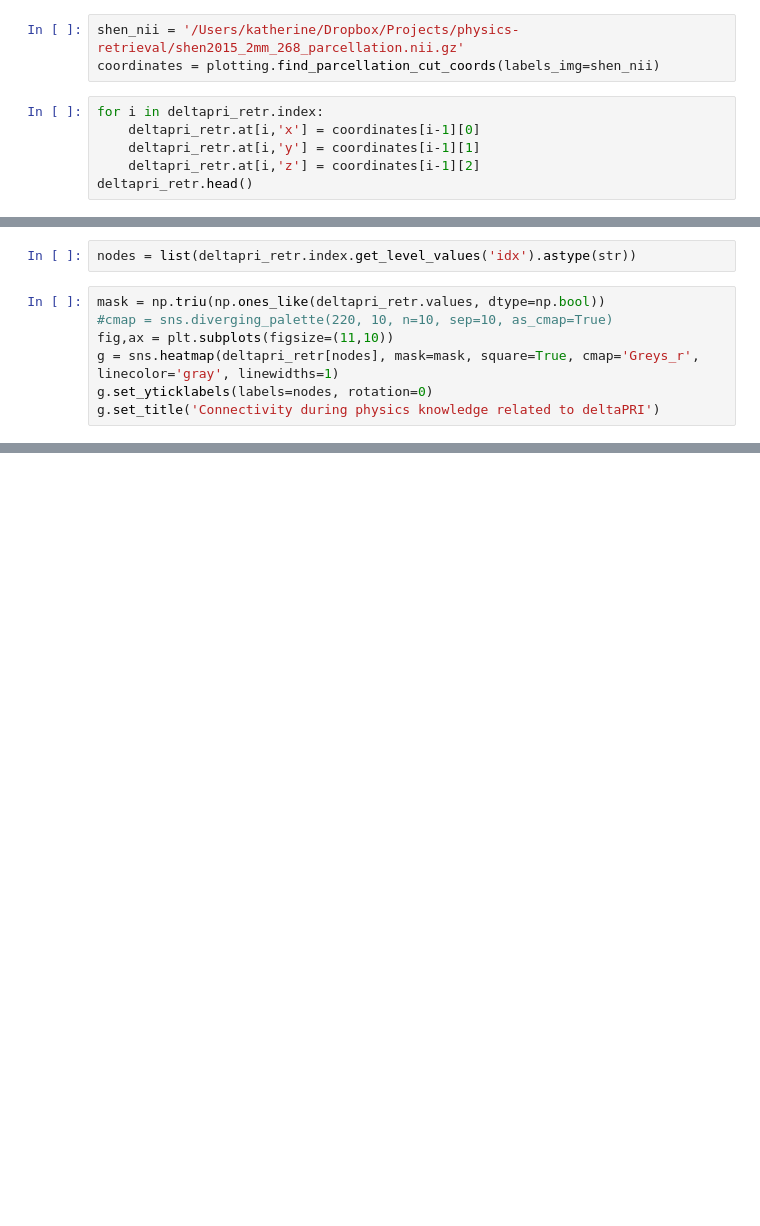
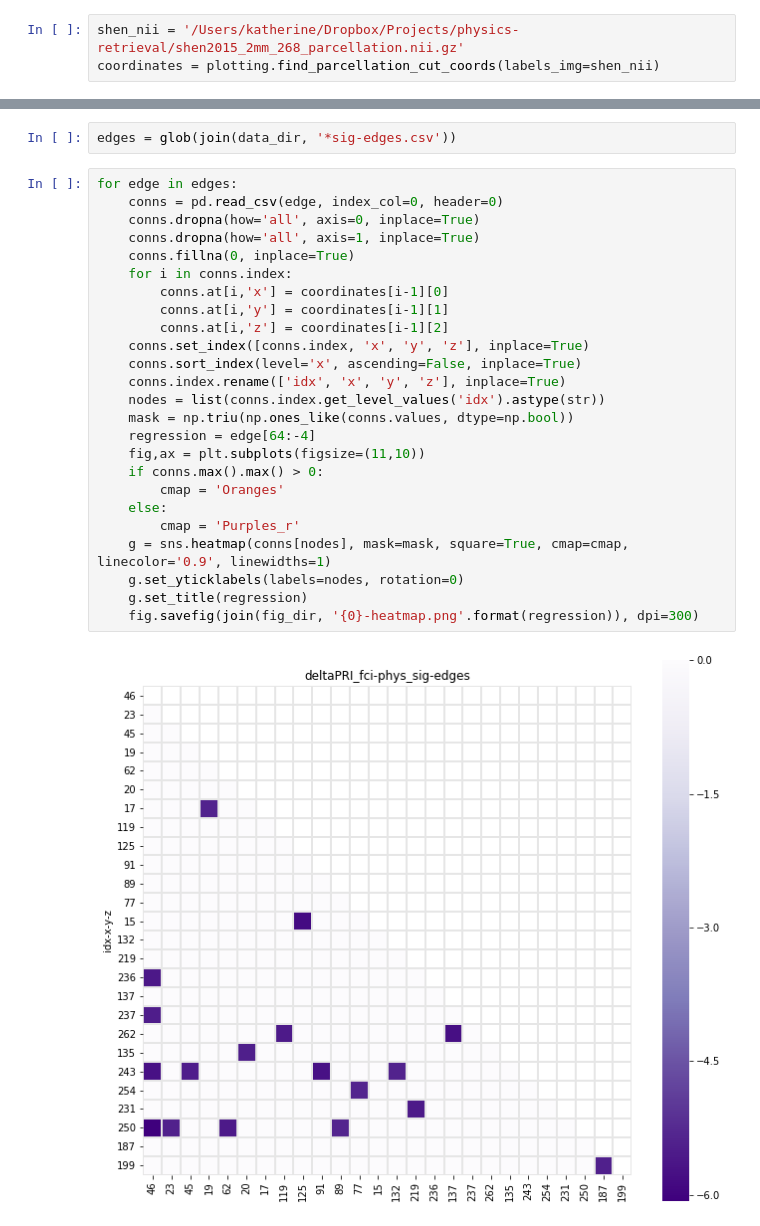
Before and after one commit to 62442katieb/IDConn, a Jupyter notebook: notebooks/figures/significant_edges_heatmaps.ipynb, the cells around one changed output, grey strips where cells are left out. Drawn from its saved outputs; the diff is of its cells as text; blank space fills up the shorter version.

```diff
--- a/notebooks/figures/significant_edges_heatmaps.ipynb
+++ b/notebooks/figures/significant_edges_heatmaps.ipynb
@@ -17,9 +13,3 @@ deltapri_retr.fillna(0, inplace=True)
 # %%
 shen_nii = '/Users/katherine/Dropbox/Projects/physics-retrieval/shen2015_2mm_268_parcellation.nii.gz'
 coordinates = plotting.find_parcellation_cut_coords(labels_img=shen_nii)
-# %%
-for i in deltapri_retr.index:
-    deltapri_retr.at[i,'x'] = coordinates[i-1][0]
-    deltapri_retr.at[i,'y'] = coordinates[i-1][1]
-    deltapri_retr.at[i,'z'] = coordinates[i-1][2]
-deltapri_retr.head()
@@ -60,9 +15,0 @@ deltapri_retr.index.rename(['idx', 'x', 'y', 'z'], inplace=True)
-# %%
-nodes = list(deltapri_retr.index.get_level_values('idx').astype(str))
-# %%
-mask = np.triu(np.ones_like(deltapri_retr.values, dtype=np.bool))
-#cmap = sns.diverging_palette(220, 10, n=10, sep=10, as_cmap=True)
-fig,ax = plt.subplots(figsize=(11,10))
-g = sns.heatmap(deltapri_retr[nodes], mask=mask, square=True, cmap='Greys_r', linecolor='gray', linewidths=1)
-g.set_yticklabels(labels=nodes, rotation=0)
-g.set_title('Connectivity during physics knowledge related to deltaPRI')
@@ -81,0 +16,29 @@ Index(['1', '40', '71', '73', '102', '104', '111', '113', '118', '129', '130',
+# %%
+edges = glob(join(data_dir, '*sig-edges.csv'))
+# %%
+for edge in edges:
+    conns = pd.read_csv(edge, index_col=0, header=0)
+    conns.dropna(how='all', axis=0, inplace=True)
+    conns.dropna(how='all', axis=1, inplace=True)
+    conns.fillna(0, inplace=True)
+    for i in conns.index:
+        conns.at[i,'x'] = coordinates[i-1][0]
+        conns.at[i,'y'] = coordinates[i-1][1]
+        conns.at[i,'z'] = coordinates[i-1][2]
+    conns.set_index([conns.index, 'x', 'y', 'z'], inplace=True)
+    conns.sort_index(level='x', ascending=False, inplace=True)
+    conns.index.rename(['idx', 'x', 'y', 'z'], inplace=True)
+    nodes = list(conns.index.get_level_values('idx').astype(str))
+    mask = np.triu(np.ones_like(conns.values, dtype=np.bool))
+    regression = edge[64:-4]
+    fig,ax = plt.subplots(figsize=(11,10))
+    if conns.max().max() > 0:
+        cmap = 'Oranges'
+    else:
+        cmap = 'Purples_r'
+    g = sns.heatmap(conns[nodes], mask=mask, square=True, cmap=cmap, linecolor='0.9', linewidths=1)
+    g.set_yticklabels(labels=nodes, rotation=0)
+    g.set_title(regression)
+    fig.savefig(join(fig_dir, '{0}-heatmap.png'.format(regression)), dpi=300)
+# %% [output]
+[figure, added]
```
Also changed, not shown: parts of 10 cells of this notebook, 1 other file.
